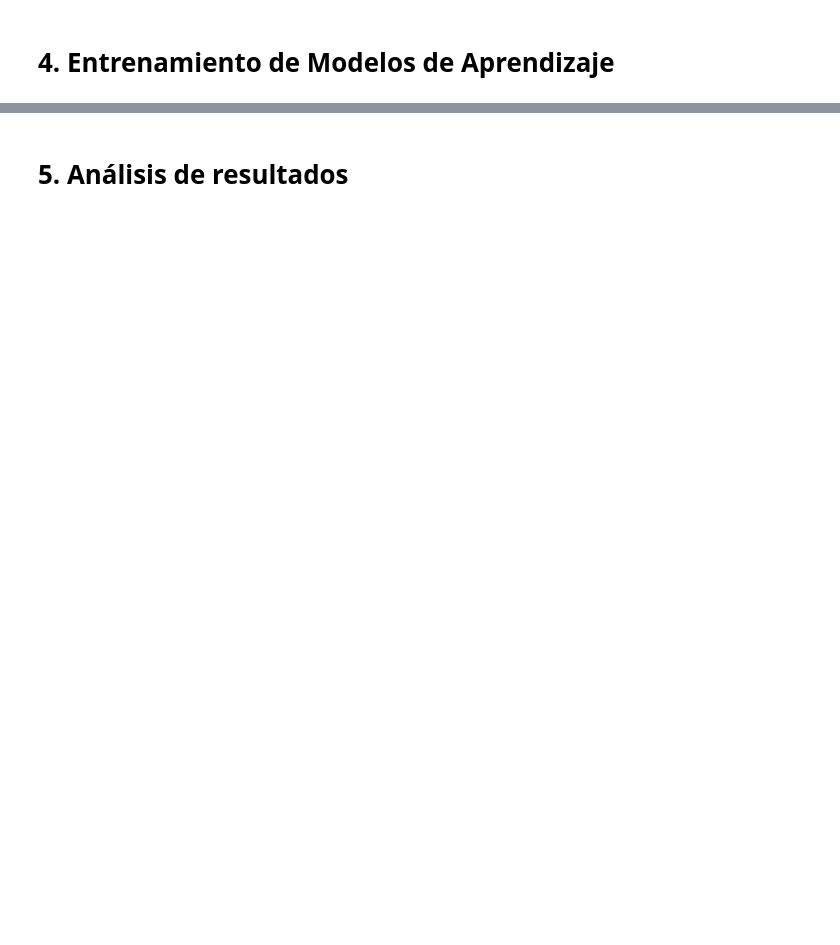
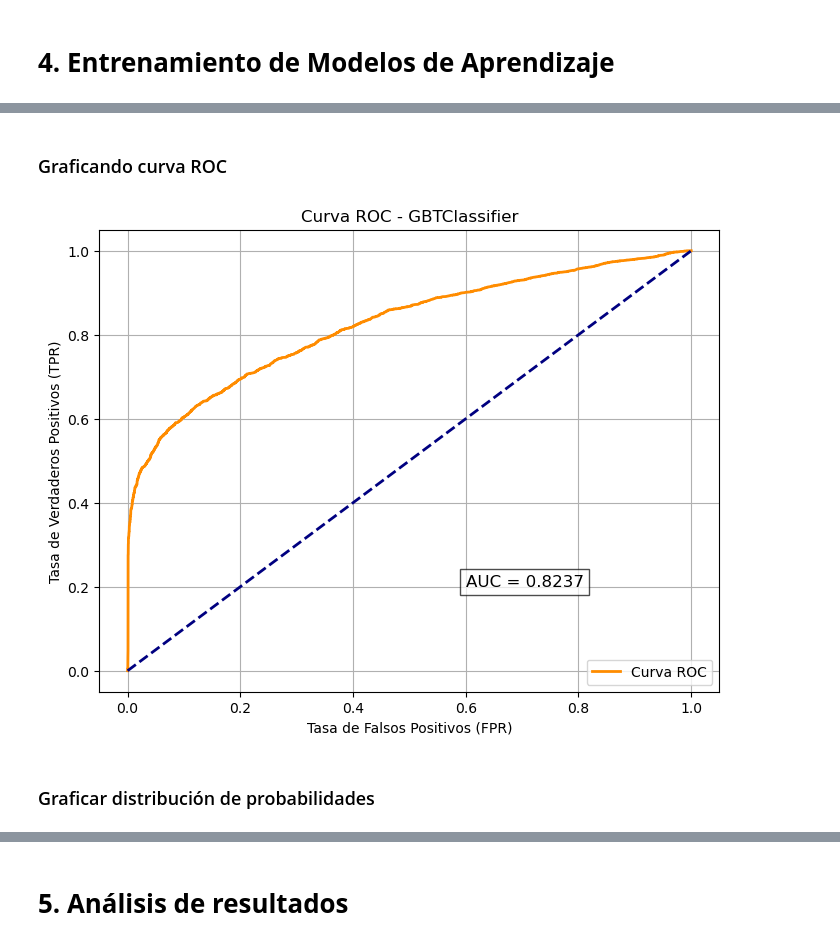
Before and after one commit to AlexysCR/MNA_Analisis-de-Grandes-Volumenes-de-Datos_AGVD, a Jupyter notebook: 4_Métricas de calidad de resultados/Metricas_A01746998.ipynb, the cells around one changed output, grey strips where cells are left out. Saved outputs shown, nothing was run; the diff lists cells and outputs as text; code cells hidden in the pictures; blank space fills up the shorter version.

```diff
--- a/4_Métricas de calidad de resultados/Metricas_A01746998.ipynb
+++ b/4_Métricas de calidad de resultados/Metricas_A01746998.ipynb
@@ -308,0 +578,8 @@ Tamaño total de la muestra: 183519
+# %%
+from pyspark.ml.classification import GBTClassifier
+
+# Inicializar el modelo GBTClassifier
+gbt = GBTClassifier(featuresCol="features", labelCol="DELAY", maxIter=10, maxBins=400) # Ajusta maxBins a un valor mayor o igual al máximo de categorías
+
+# Entrenar el modelo
+gbt_model = gbt.fit(df_train)
@@ -308,0 +642,42 @@ Tamaño total de la muestra: 183519
+# %% [markdown]
+### Graficando curva ROC
+# %%
+from pyspark.sql.functions import col
+from pyspark.ml.functions import vector_to_array
+
+# Extraer la probabilidad de clase 1 (posición 1 del vector)
+predictions_probability = predictions.withColumn(
+    "probability_array", vector_to_array("probability")
+).select(
+    col("DELAY").cast("int").alias("label"),
+    col("probability_array")[1].alias("probability_1")
+)
+# %%
+# Convertir a Pandas
+roc_data = predictions_probability.toPandas()
+
+from sklearn.metrics import roc_curve, auc
+import matplotlib.pyplot as plt
+
+# Calcular puntos de la curva ROC
+fpr, tpr, thresholds = roc_curve(roc_data['label'], roc_data['probability_1'])
+roc_auc = auc(fpr, tpr)
+
+# Graficar
+plt.figure(figsize=(8, 6))
+plt.plot(fpr, tpr, color='darkorange', lw=2, label='Curva ROC')
+plt.plot([0, 1], [0, 1], color='navy', lw=2, linestyle='--')
+
+# Agregar texto con el valor AUC en el gráfico
+plt.text(0.6, 0.2, f'AUC = {roc_auc:.4f}', fontsize=12, bbox=dict(facecolor='white', alpha=0.7))
+
+plt.xlabel('Tasa de Falsos Positivos (FPR)')
+plt.ylabel('Tasa de Verdaderos Positivos (TPR)')
+plt.title('Curva ROC - GBTClassifier')
+plt.legend(loc="lower right")
+plt.grid()
+plt.show()
+# %% [output]
+[figure, added]
+# %% [markdown]
+### Graficar distribución de probabilidades
```
Also changed, not shown: parts of 38 cells of this notebook.
